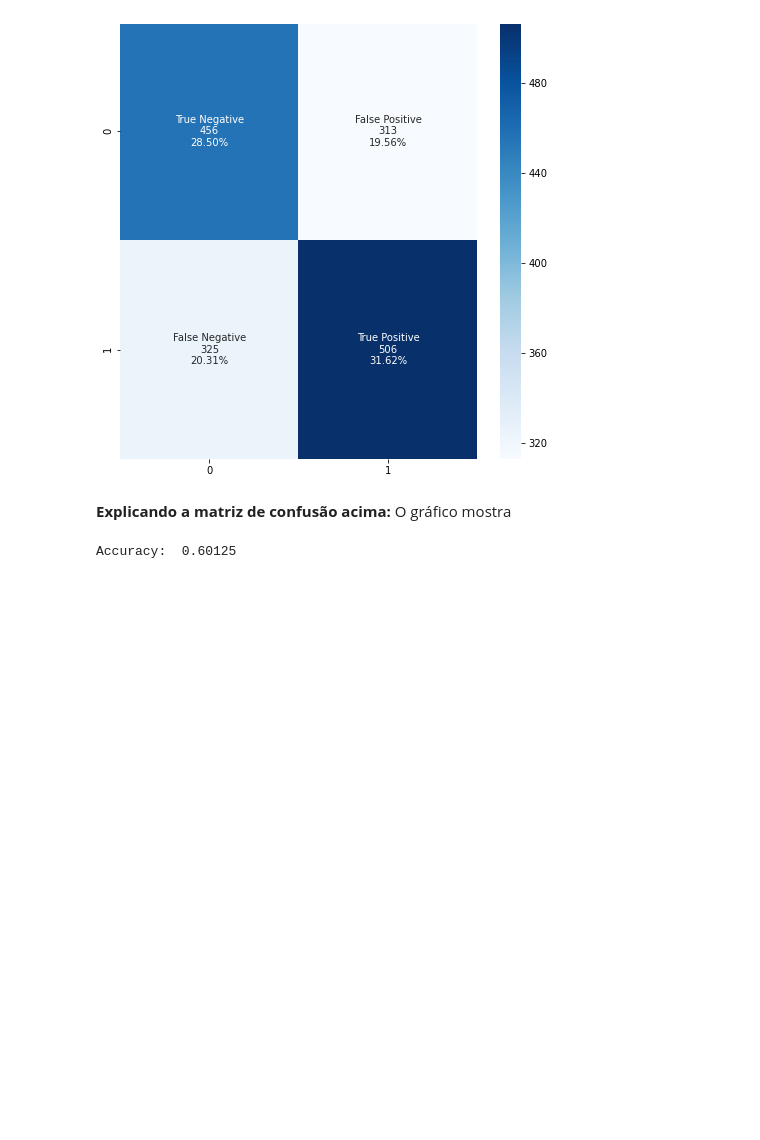
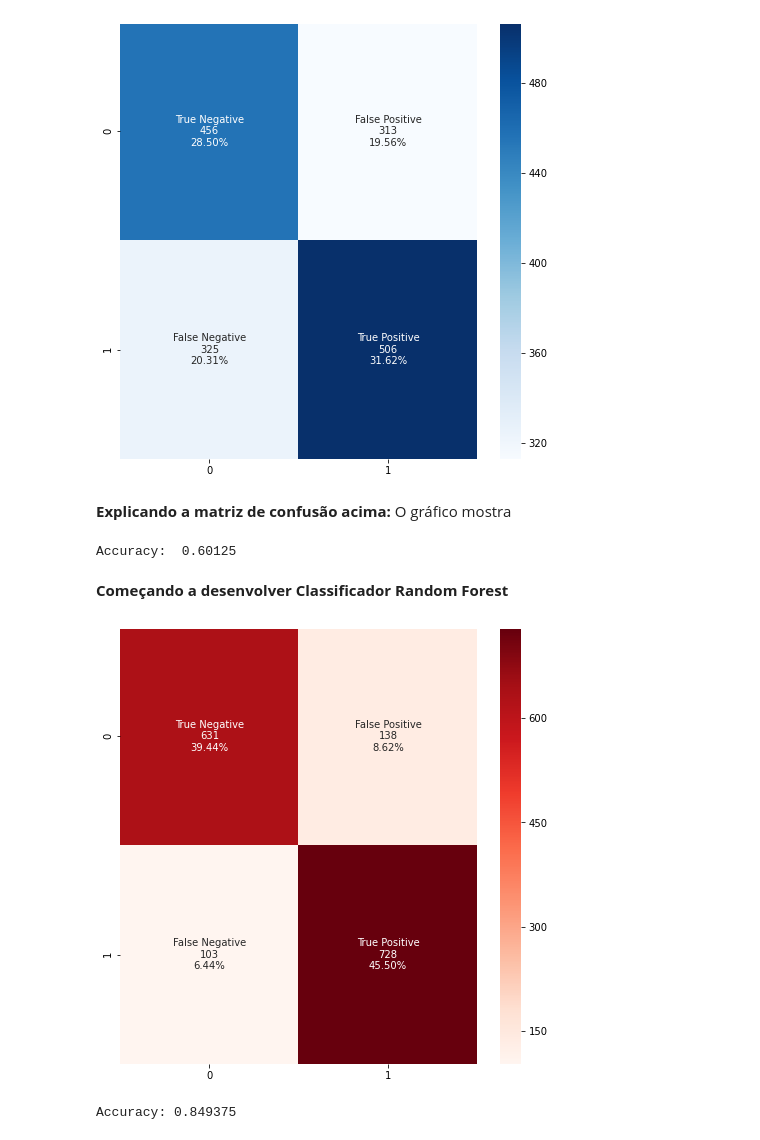
Before and after one commit to Cesar0106/Projeto2-Dados, a Jupyter notebook: Projeto 2 CDados.ipynb, the cells around one changed output. Drawn from its saved outputs; the diff is of its cells as text; code cells hidden in the pictures; blank space fills up the shorter version.

Commit message:
Classificador Random Forest

```diff
--- a/Projeto 2 CDados.ipynb
+++ b/Projeto 2 CDados.ipynb
@@ -217,3 +220,10 @@ print('Accuracy: ',metrics.accuracy_score(y_test, y_pred))
 plt.show()
 # %% [output]
 Accuracy:  0.60125
+# %% [markdown]
+**Começando a desenvolver Classificador Random Forest**
+# %%
+#Aplicando a lógica de Random Forest Classifier
+clf = RandomForestClassifier(n_estimators=100)
+clf.fit(X_train,y_train)
+y_pred2 = clf.predict(X_test)
@@ -219,0 +237,22 @@ Accuracy:  0.60125
+# %%
+#Montando a matriz de confusão
+plt.figure(figsize=(8,8))
+
+mat = confusion_matrix(lista, y_pred2)
+
+group_names = ['True Negative','False Positive','False Negative','True Positive']
+group_counts2 = ["{0:0.0f}".format(value) for value in mat.flatten()]
+group_percentages2 = ["{0:.2%}".format(value) for value in mat.flatten()/np.sum(mat)]
+labels2 = [f"{v1}\n{v2}\n{v3}" for v1, v2, v3 in zip(group_names,group_counts2,group_percentages2)]
+labels2 = np.asarray(labels).reshape(2,2)
+
+sns.heatmap(mat, annot=labels, fmt='', cmap='Reds', )
+plt.ylim(2, 0.01)
+
+plt.show()
+# %% [output]
+[figure, added]
+# %%
+print("Accuracy:",metrics.accuracy_score(y_test, y_pred2))
+# %% [output]
+Accuracy: 0.849375
```
Also changed, not shown: parts of 4 cells of this notebook, 1 other file.
